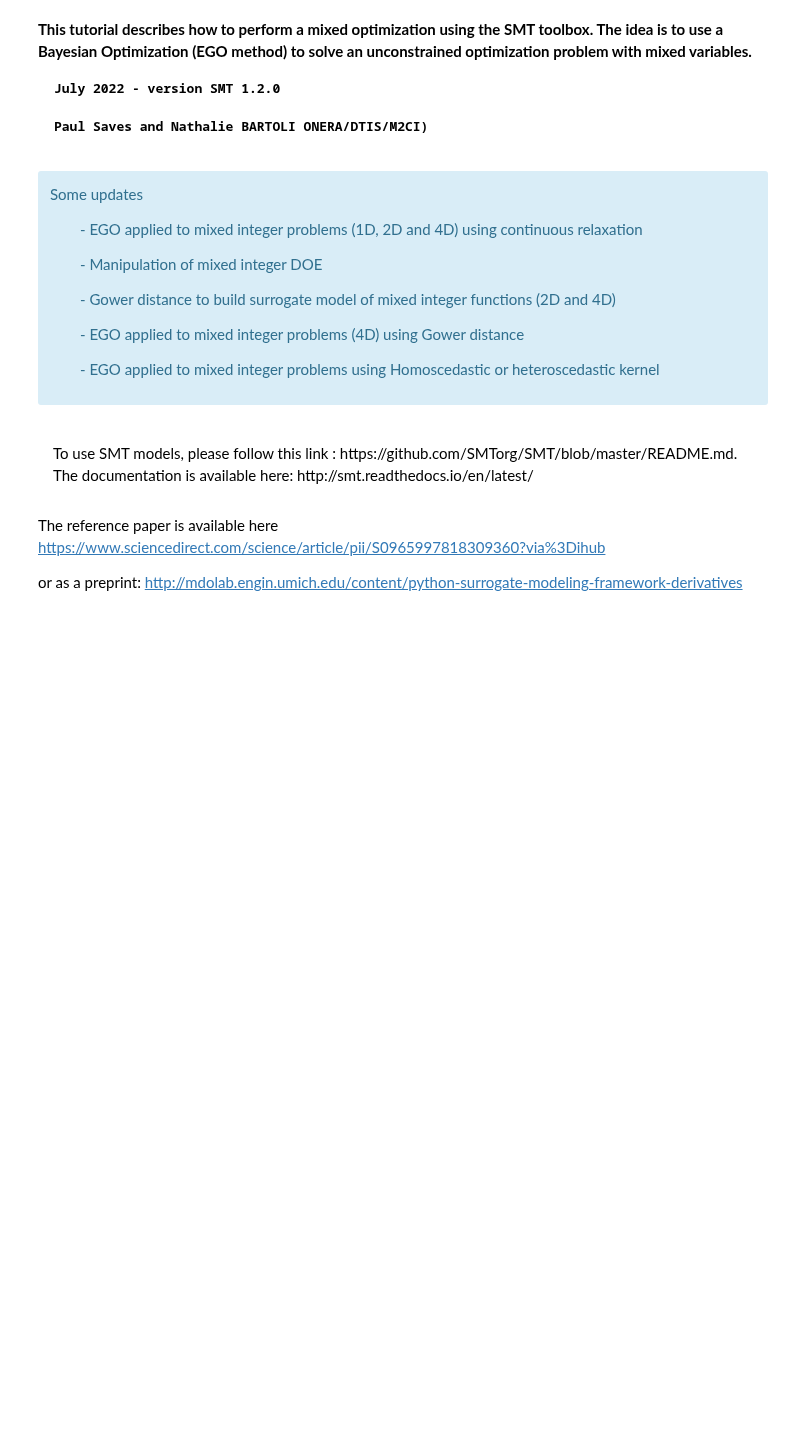
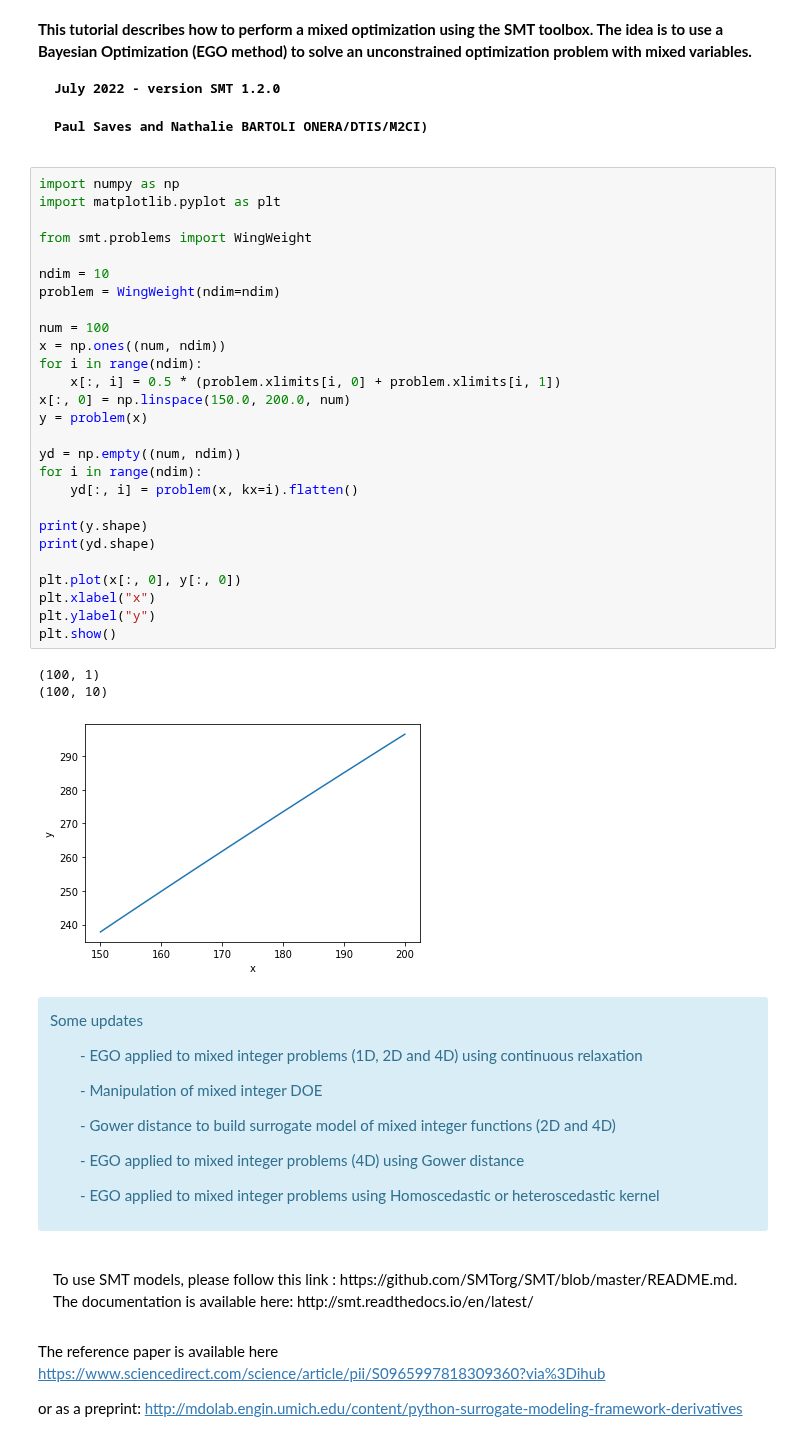
Before and after one commit to SMTorg/smt, a Jupyter notebook: tutorial/SMT_MixedInteger_application.ipynb, the cells around one changed output. Saved outputs shown, nothing was run; the diff lists cells and outputs as text; blank space fills up the shorter version.

```diff
--- a/tutorial/SMT_MixedInteger_application.ipynb
+++ b/tutorial/SMT_MixedInteger_application.ipynb
@@ -9,6 +9,37 @@ This tutorial describes how to perform a mixed optimization using the SMT toolbo
     July 2022 - version SMT 1.2.0
 
     Paul Saves and Nathalie BARTOLI ONERA/DTIS/M2CI)
+# %%
+import numpy as np
+import matplotlib.pyplot as plt
+
+from smt.problems import WingWeight
+
+ndim = 10
+problem = WingWeight(ndim=ndim)
+
+num = 100
+x = np.ones((num, ndim))
+for i in range(ndim):
+    x[:, i] = 0.5 * (problem.xlimits[i, 0] + problem.xlimits[i, 1])
+x[:, 0] = np.linspace(150.0, 200.0, num)
+y = problem(x)
+
+yd = np.empty((num, ndim))
+for i in range(ndim):
+    yd[:, i] = problem(x, kx=i).flatten()
+
+print(y.shape)
+print(yd.shape)
+
+plt.plot(x[:, 0], y[:, 0])
+plt.xlabel("x")
+plt.ylabel("y")
+plt.show()
+# %% [output]
+(100, 1)
+(100, 10)
+[figure, added]
 # %% [markdown]
 <div class="alert alert-info fade in" id="d110">
 <p>Some updates</p>
```
Also changed, not shown: 4 other files.
